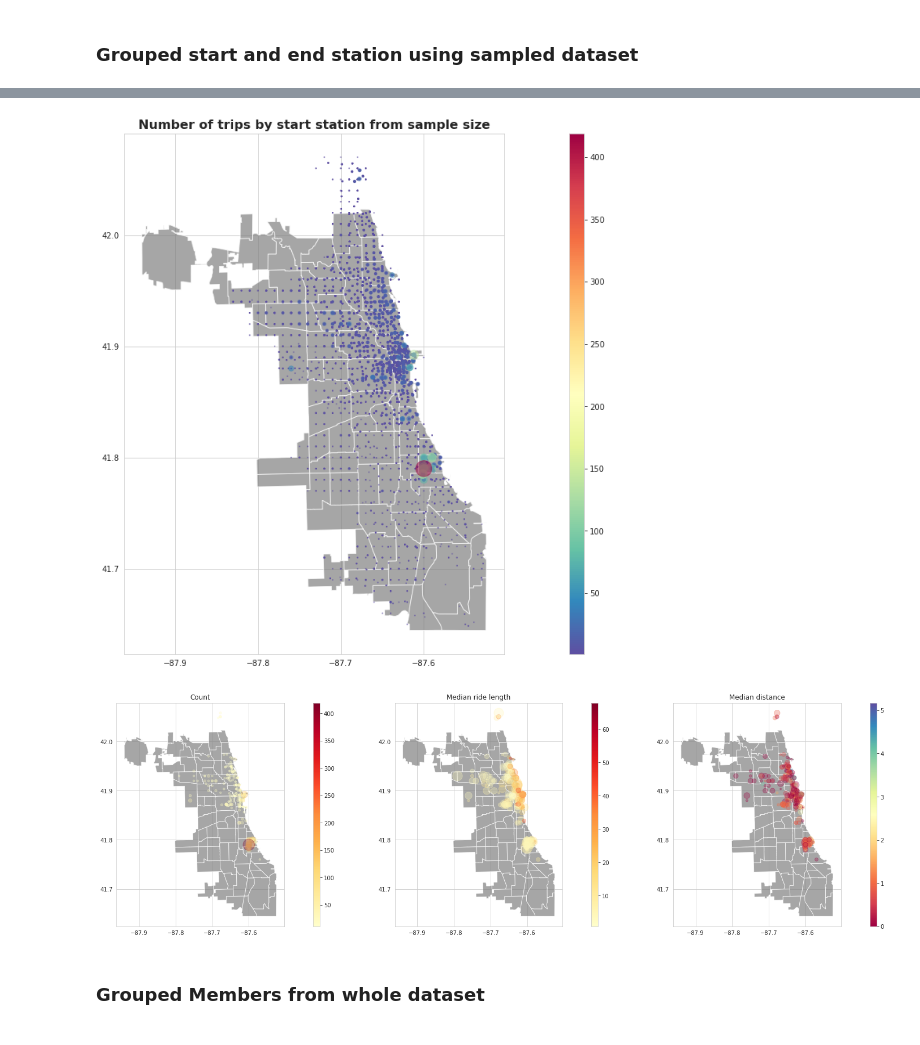
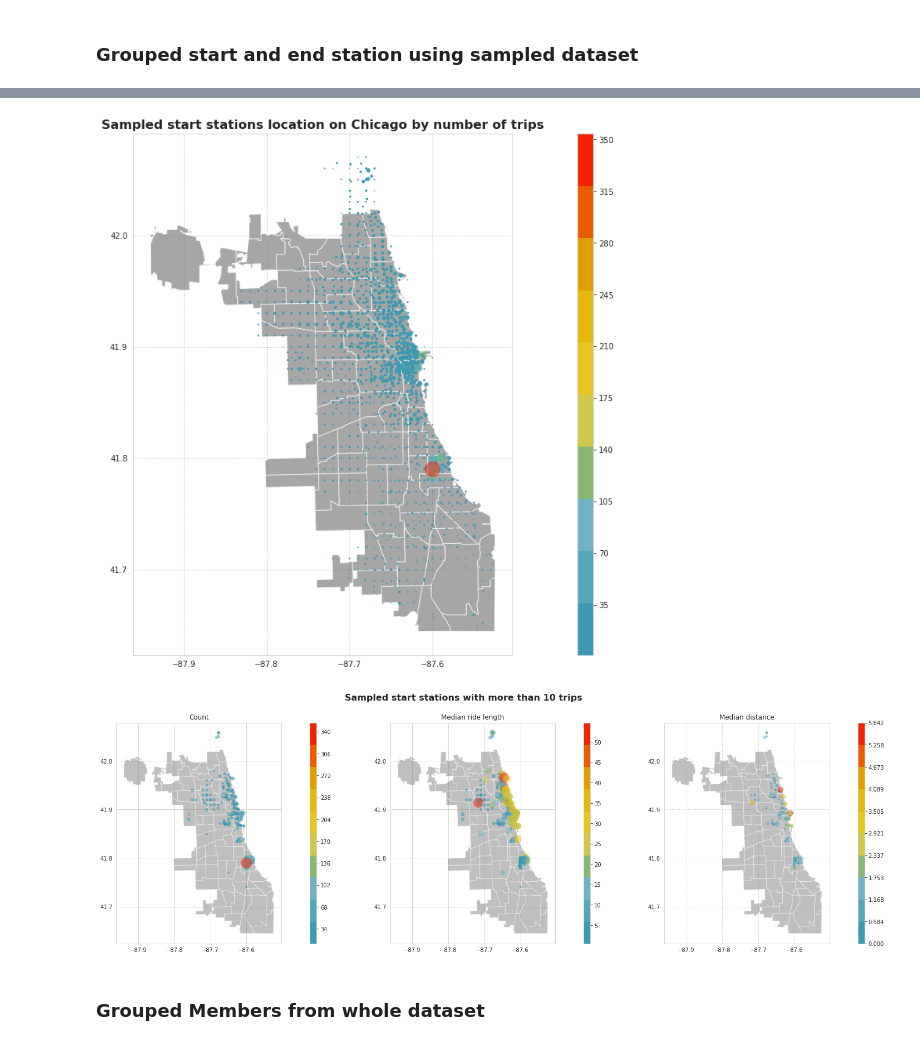
Before and after one commit to anamilanezi/google-data-analytics, a Jupyter notebook: Sample_LatLong.ipynb, the cells around one changed output, grey strips where cells are left out. Cells and saved outputs as stored; diff of their text form; code cells hidden in the pictures.

```diff
--- a/Sample_LatLong.ipynb
+++ b/Sample_LatLong.ipynb
@@ -547,56 +520,87 @@ gs = [Point(x) for x in grouped_big_sample['start_lng_lat']]
 grouped_geo_df_sample = gpd.GeoDataFrame(grouped_big_sample, crs="EPSG:4326", geometry=gs)
 # %%
 grouped_geo_df_sample = grouped_geo_df_sample.sort_values(by='count', ascending=True)
+# %%
+range = grouped_geo_df_sample['count'].max() - grouped_geo_df_sample['count'].min()
+tick_sample = range // 10
 # %%
 with sns.axes_style('whitegrid'):
   fig, ax = plt.subplots(figsize = (12,14))
-  plt.title('Number of trips by start station from sample size', loc="center", fontsize=16, fontweight="bold")
+  plt.title('Sampled start stations location on Chicago by number of trips', loc="center", fontsize=16, fontweight="bold")
+  plt.tick_params(axis='both', grid_color='grey',grid_linewidth=1, grid_linestyle=':', grid_alpha=0.5)
+
   divider = make_axes_locatable(ax)
   cax = divider.append_axes("right", size="3%", pad=0)
+
   chicago_map.plot(ax = ax, alpha=0.7, color="grey")
-  grouped_geo_df_sample.plot(ax=ax, column="count", markersize='count', marker="o", alpha=0.5, cmap="Spectral_r", legend=True, cax=cax)
+  grouped_geo_df_sample.plot(ax=ax, column="count", markersize='count', marker="o", alpha=0.5, cmap=cmap, legend=True, cax=cax)
   cax.tick_params(labelsize='10')
+  loc = plticker.MultipleLocator(base=tick_sample) # this locator puts ticks at regular intervals
+  cax.yaxis.set_major_locator(loc)
 # %% [output]
-[figure, old version]
+[figure, new version]
 # %%
-sc_list = grouped_geo_df_sample['count'].to_numpy()
+# Adjusting tick interval and markersize
+sc_list = grouped_geo_df_sample.query('count > 10')['count'].to_numpy()
 sc = [s*15 for s in sc_list]
 
-sl_list = grouped_geo_df_sample['ride_length_median'].to_numpy()
+range = grouped_geo_df_sample.query('count > 10')['count'].max() - grouped_geo_df_sample.query('count > 10')['count'].min()
+tick_int1 = range // 10
+
+sl_list = grouped_geo_df_sample.query('count > 10')['ride_length_median'].to_numpy()
 sl = [s*5 for s in sl_list]
 
-sd_list = grouped_geo_df_sample['distance_median'].to_numpy()
+range = grouped_geo_df_sample.query('count > 10')['ride_length_median'].max() - grouped_geo_df_sample.query('count > 10')['ride_length_median'].min()
+tick_int2 = range // 10
+
+sd_list = grouped_geo_df_sample.query('count > 10')['distance_median'].to_numpy()
 sd = [s*15 for s in sd_list]
+
+range = grouped_geo_df_sample.query('count > 10')['distance_median'].max() - grouped_geo_df_sample.query('count > 10')['distance_median'].min()
+tick_int3 = range / 10
 # %%
-
 
 with sns.axes_style('whitegrid'):
   fig, axes = plt.subplots(1, 3, figsize = (25,10))
-  fig.suptitle('', fontsize=16, fontweight="bold", y=0.85)
+  fig.suptitle('Sampled start stations with more than 10 trips', fontsize=16, fontweight="bold", y=0.85)
+  plt.tick_params(axis='both', grid_color='grey',grid_linewidth=1, grid_linestyle=':', grid_alpha=0.5)
 
-
+  # Count
   divider = make_axes_locatable(axes[0])
   cax = divider.append_axes("right", size="3%", pad=0)
 
-  chicago_map.plot(ax=axes[0], alpha=0.7, color="grey")
-  grouped_geo_df_sample.query('count > 10').plot(ax=axes[0], markersize='count', marker="o", alpha=0.3, cmap="YlOrRd", column="count", legend=True, cax=cax)
+
+  chicago_map.plot(ax=axes[0], alpha=0.5, color="grey")
+  grouped_geo_df_sample.query('count > 10').plot(ax=axes[0], markersize='count', marker="o", alpha=0.5, cmap=cmap, column="count", legend=True, cax=cax)
   axes[0].set_title("Count")
+  loc = plticker.MultipleLocator(base=tick_int1) # this locator puts ticks at regular intervals
+  cax.yaxis.set_major_locator(loc)
 
+
+  # Ride length
   divider = make_axes_locatable(axes[1])
   cax = divider.append_axes("right", size="3%", pad=0)
 
-  chicago_map.plot(ax=axes[1], alpha=0.7, color="grey")
-  grouped_geo_df_sample.query('count > 10').plot(ax=axes[1], markersize=sl, marker="o", alpha=0.3, cmap="YlOrRd", column='ride_length_median', legend=True, cax=cax)
+
+  chicago_map.plot(ax=axes[1], alpha=0.5, color="grey")
+  grouped_geo_df_sample.query('count > 10').plot(ax=axes[1], markersize=sl, marker="o", alpha=0.5, cmap=cmap, column='ride_length_median', legend=True, cax=cax)
   axes[1].set_title("Median ride length")
+  loc = plticker.MultipleLocator(base=tick_int2) # this locator puts ticks at regular intervals
+  cax.yaxis.set_major_locator(loc)
 
+
+  # Distance
   divider = make_axes_locatable(axes[2])
   cax = divider.append_axes("right", size="3%", pad=0)
 
-  chicago_map.plot(ax=axes[2], alpha=0.7, color="grey")
-  grouped_geo_df_sample.query('count > 10').plot(ax=axes[2], markersize=sd, marker="o", alpha=0.3, cmap="Spectral", column='distance_median', legend=True, cax=cax)
+
+  chicago_map.plot(ax=axes[2], alpha=0.5, color="grey")
+  grouped_geo_df_sample.query('count > 10').plot(ax=axes[2], markersize=sd, marker="o", alpha=0.5, cmap=cmap, column='distance_median', legend=True, cax=cax)
   axes[2].set_title("Median distance")
+  loc = plticker.MultipleLocator(base=tick_int3) # this locator puts ticks at regular intervals
+  cax.yaxis.set_major_locator(loc)
 # %% [output]
-[figure, old version]
+[figure, new version]
 # %% [markdown]
 ### **Grouped Members** from whole dataset
 # %%
```
Also changed, not shown: parts of 84 cells of this notebook.
